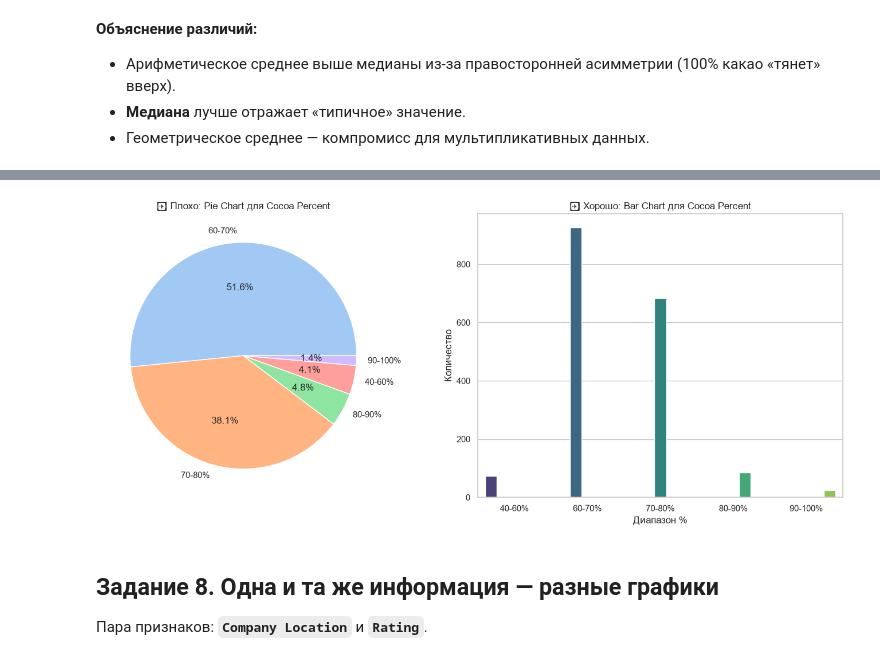
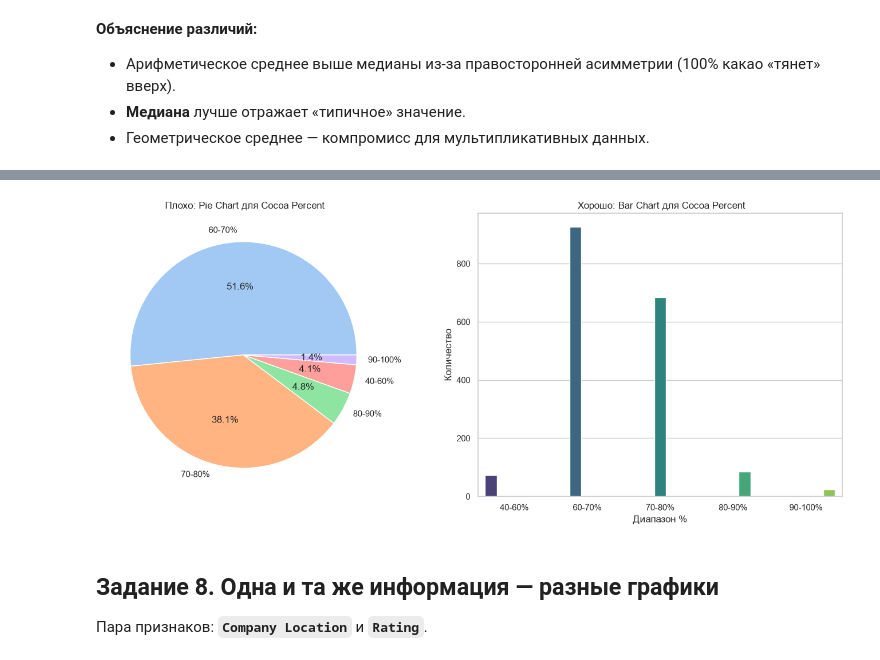
Before and after one commit to gudkovm/cacao_analysis, a Jupyter notebook: notebooks/01_data_understanding.ipynb, the cells around one changed output, grey strips where cells are left out. Cells and saved outputs as stored; diff of their text form; code cells hidden in the pictures.

```diff
--- a/notebooks/01_data_understanding.ipynb
+++ b/notebooks/01_data_understanding.ipynb
@@ -619,22 +683,22 @@ plt.show()
 # %%
 
 cocoa_bins = pd.cut(df['Cocoa Percent'], bins=[40, 60, 70, 80, 90, 100], labels=['40-60%', '60-70%', '70-80%', '80-90%', '90-100%'])
 counts = cocoa_bins.value_counts()
 
 fig, axes = plt.subplots(1, 2, figsize=(14, 6))
 
 axes[0].pie(counts.values, labels=counts.index, autopct='%1.1f%%', colors=sns.color_palette('pastel'))
-axes[0].set_title('❌ Плохо: Pie Chart для Cocoa Percent')
+axes[0].set_title(' Плохо: Pie Chart для Cocoa Percent')
 
 sns.barplot(x=counts.index, y=counts.values, ax=axes[1], hue=counts.index, palette='viridis', legend=False)
-axes[1].set_title('✅ Хорошо: Bar Chart для Cocoa Percent')
+axes[1].set_title(' Хорошо: Bar Chart для Cocoa Percent')
 axes[1].set_xlabel('Диапазон %')
 axes[1].set_ylabel('Количество')
 
 plt.tight_layout()
 plt.show()
 # %% [output]
-[figure, old version]
+[figure, new version]
 # %% [markdown]
 ## Задание 8. Одна и та же информация — разные графики
 
```
Also changed, not shown: parts of 9 cells of this notebook.
